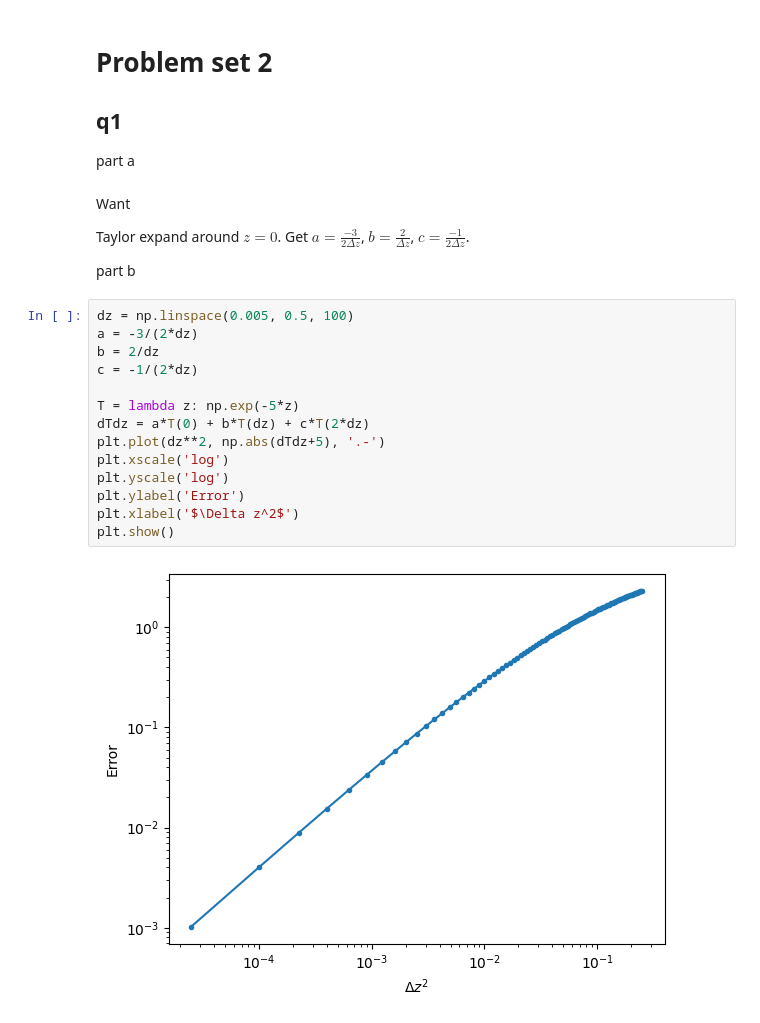
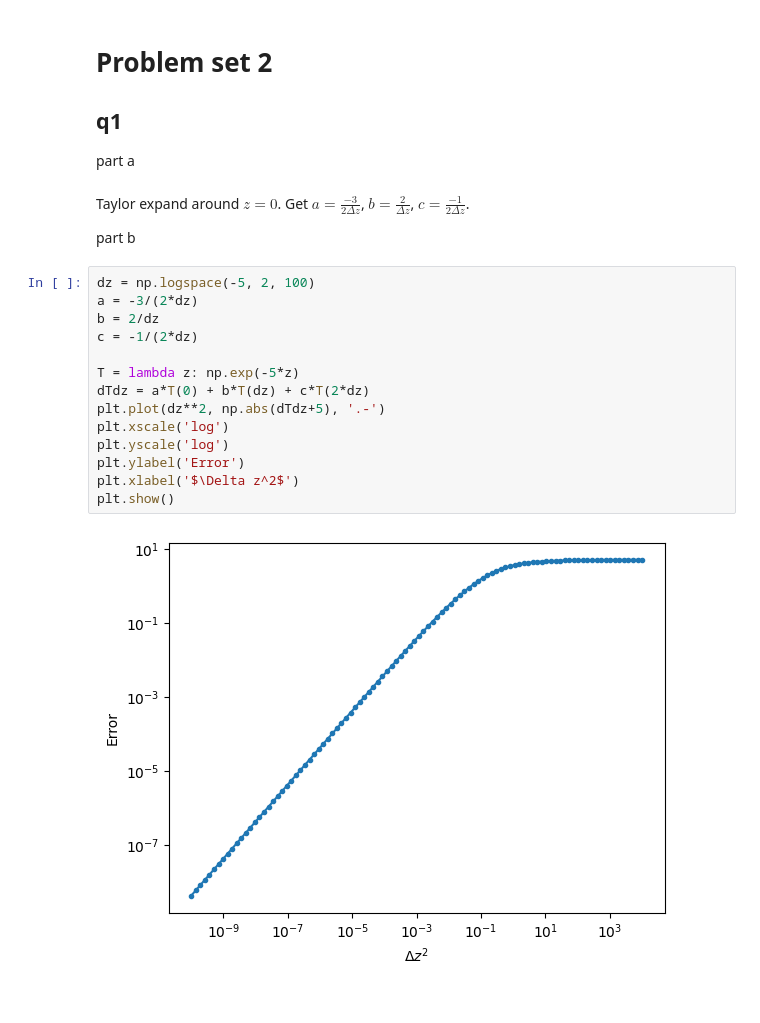
Before and after one commit to tristanpang/numerical-methods-notes, a Jupyter notebook: tutorial_sols/ps2.ipynb, the cells around one changed output. Cells and saved outputs as stored; diff of their text form.

```diff
--- a/tutorial_sols/ps2.ipynb
+++ b/tutorial_sols/ps2.ipynb
@@ -8,24 +8,22 @@ import matplotlib.pyplot as plt
 ## q1
 part a
 # %% [markdown]
-Want
-
 Taylor expand around $z=0$. Get $a=\frac{-3}{2\Delta z}$, $b=\frac{2}{\Delta z}$, $c=\frac{-1}{2\Delta z}$.
 
 part b
 # %%
-dz = np.linspace(0.005, 0.5, 100)
+dz = np.logspace(-5, 2, 100)
 a = -3/(2*dz)
 b = 2/dz
 c = -1/(2*dz)
 
 T = lambda z: np.exp(-5*z)
 dTdz = a*T(0) + b*T(dz) + c*T(2*dz)
 plt.plot(dz**2, np.abs(dTdz+5), '.-')
 plt.xscale('log')
 plt.yscale('log')
 plt.ylabel('Error')
 plt.xlabel('$\Delta z^2$')
 plt.show()
 # %% [output]
-[figure, old version]
+[figure, new version]
```
Also changed, not shown: parts of 7 cells of this notebook, 2 other files.
